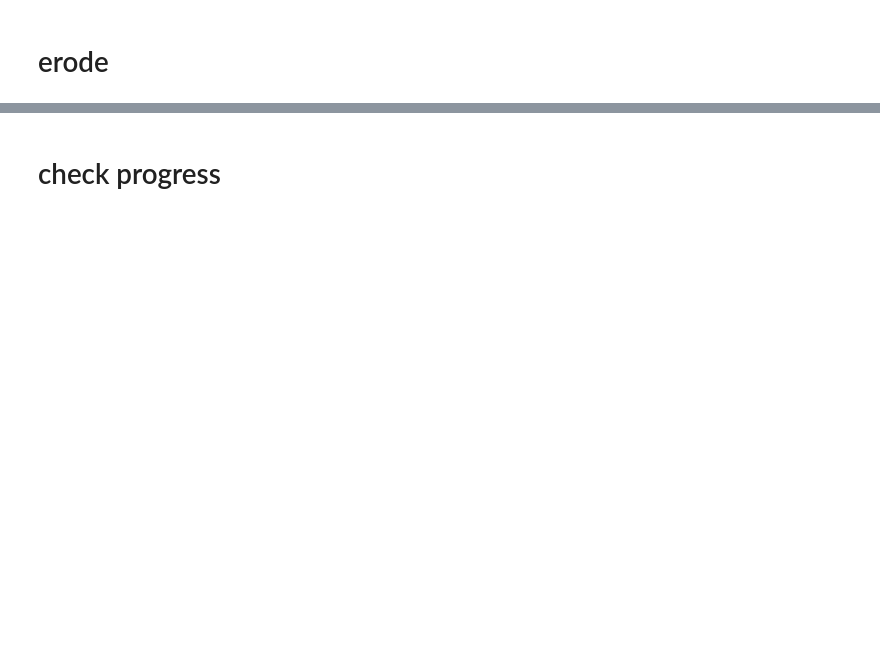
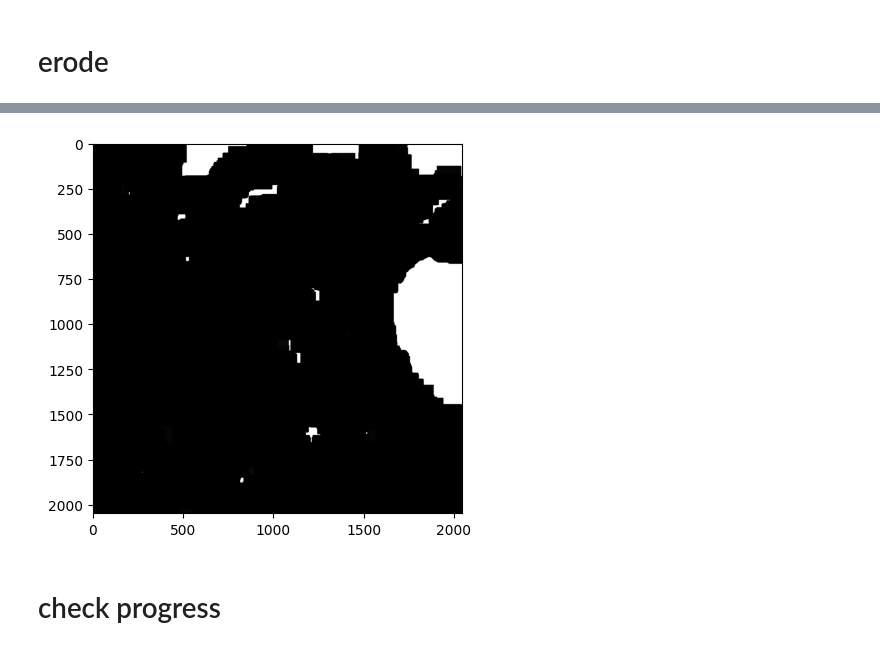
Before and after one commit to max-calcoen/comp-bme-IPF, a Jupyter notebook: manual_contours_subset.ipynb, the cells around one changed output, grey strips where cells are left out. Saved outputs shown, nothing was run; the diff lists cells and outputs as text; code cells hidden in the pictures; blank space fills up the shorter version.

```diff
--- a/manual_contours_subset.ipynb
+++ b/manual_contours_subset.ipynb
@@ -241,3 +241,12 @@ updating_img = curr_img.copy()
+# %%
+# flip image (black-white)
+if input("Flip image (black-white)? (y/n) ") == "y":
+    curr_img = cv2.bitwise_not(updating_img)
+    plt.imshow(curr_img, cmap="gray")
+    plt.show()
+    updating_img = curr_img.copy()
+# %% [output]
+[figure, added]
 # %% [markdown]
 # check progress
 # %%
```
Also changed, not shown: parts of 10 cells of this notebook, 1 other file.
